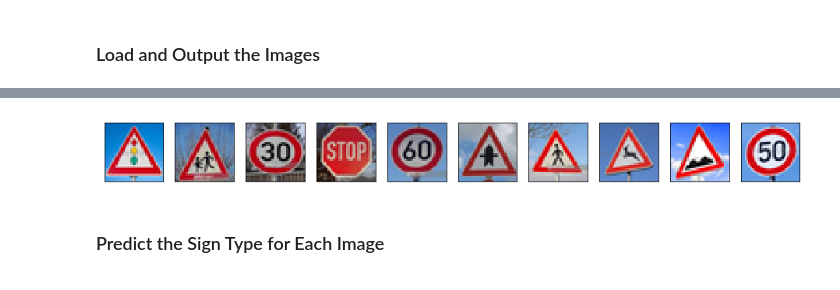
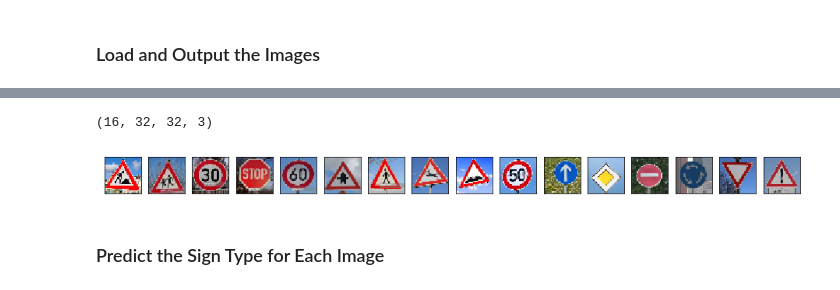
Before and after one commit to xingliuUT/CarND-Traffic-Sign-Classifier-Project, a Jupyter notebook: Traffic_Sign_Classifier.ipynb, the cells around one changed output, grey strips where cells are left out. Drawn from its saved outputs; the diff is of its cells as text; code cells hidden in the pictures.

```diff
--- a/Traffic_Sign_Classifier.ipynb
+++ b/Traffic_Sign_Classifier.ipynb
@@ -670,0 +674,10 @@ print(imgTest01.shape)
+# %%
+index = '16'
+img = cv2.imread('./newImg/newImg' + str(index))
+img = cv2.cvtColor(img, cv2.COLOR_BGR2RGB)
+print(img.shape)
+crop_img = img[40:190,20:170,:]
+img  = cv2.resize(crop_img, (32, 32))
+print(img.shape)
+cv2.imwrite('./newImg/newTest' + index + '.png', cv2.cvtColor(img, cv2.COLOR_RGB2BGR))
+plt.imshow(img)
@@ -671,24 +689,30 @@ print(imgTest01.shape)
 # %%
 # load processed images
-num_newTest = 10
+from skimage import io
+
+num_newTest = 16
 
 X_test_web = np.empty((num_newTest,32,32,3))
 for i in range(num_newTest):
-    img = mpimg.imread('./newImg/newTest' + str(i + 1).zfill(2) + '.png')
+    img = io.imread('./newImg/newTest' + str(i + 1).zfill(2) + '.png')
+    #img = io.imread('./newImg/example_' + str(i + 1).zfill(5) + '.png')
     X_test_web[i] = img
-#print(X_test_web.shape)
-
+print(X_test_web.shape)
+#X_test_web = X_test[300:316]
 # plot new images
 plt.rcParams['figure.figsize'] = (16, 3)
 for i in range(len(X_test_web)):
-    sub = plt.subplot(1, 10, i+1)
+    sub = plt.subplot(1, 16, i+1)
     sub.set_xticks(())
     sub.set_yticks(())
-    sub.imshow(X_test_web[i])
+    sub.imshow(mpimg.imread('./newImg/newTest' + str(i + 1).zfill(2) + '.png'))
+    #sub.imshow(cv2.cvtColor(X_test_web[i], cv2.COLOR_BGR2RGB))
+    #sub.imshow(X_test_web_proc[i].squeeze(), cmap= 'gray')
 #plt.savefig(img_output_dir + 'newTestImg.png', format = 'png')
 plt.show()
 # %% [output]
+(16, 32, 32, 3)
-[figure, old version]
+[figure, new version]
 # %%
 # preprocess images
 X_test_web_proc = preprocess(X_test_web)
```
Also changed, not shown: parts of 11 cells of this notebook.
